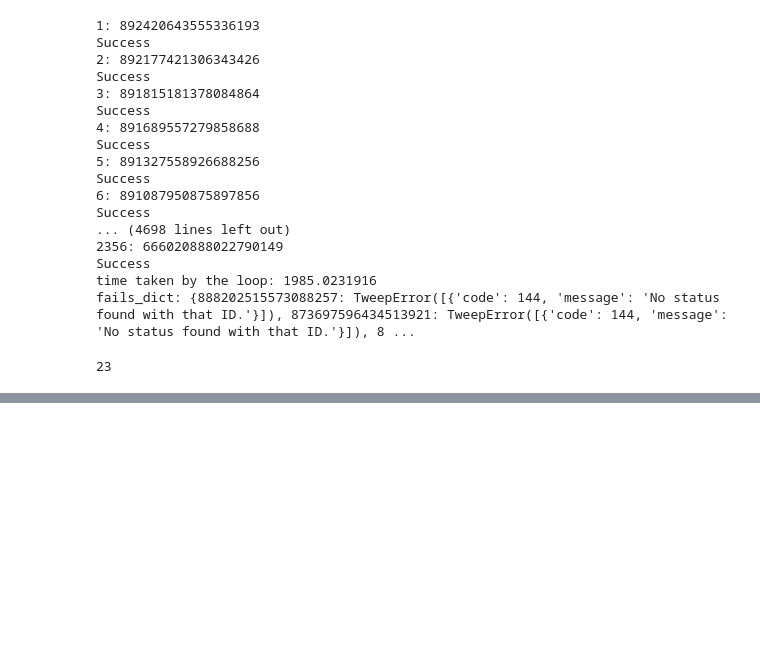
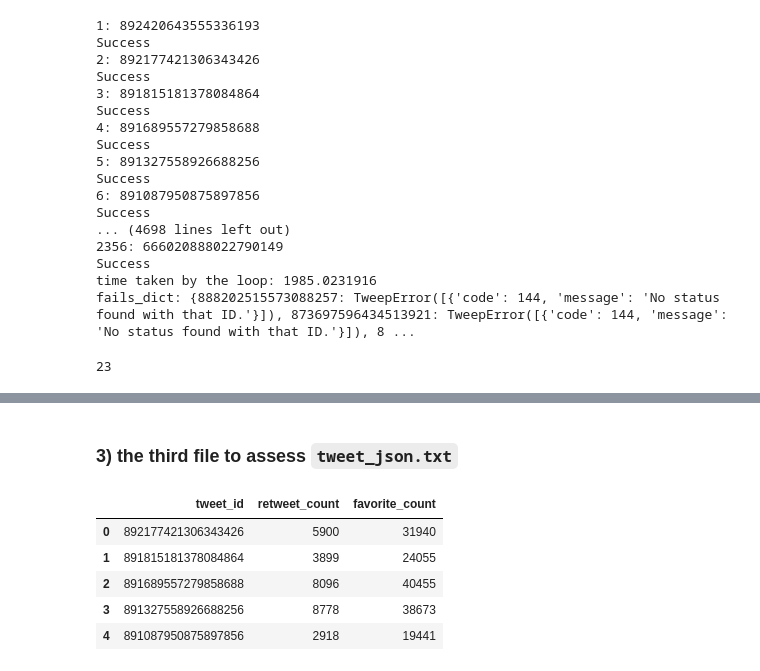
Before and after one commit to viktor-begun/Data_Analyst_Data-Wrangling, a Jupyter notebook: wrangle_act.ipynb, the cells around one changed output, grey strips where cells are left out. Drawn from its saved outputs; the diff is of its cells as text; code cells hidden in the pictures; blank space fills up the shorter version.

```diff
--- a/wrangle_act.ipynb
+++ b/wrangle_act.ipynb
@@ -171,0 +301,11 @@ len(fails_dict)
+# %% [markdown]
+### 3) the third file to assess `tweet_json.txt`
+# %%
+tweets_df.head(5)
+# %% [output]
+|  | tweet_id | retweet_count | favorite_count |
+| 0 | 892177421306343426 | 5900 | 31940 |
+| 1 | 891815181378084864 | 3899 | 24055 |
+| 2 | 891689557279858688 | 8096 | 40455 |
+| 3 | 891327558926688256 | 8778 | 38673 |
+| 4 | 891087950875897856 | 2918 | 19441 |
```
Also changed, not shown: parts of 17 cells of this notebook.
